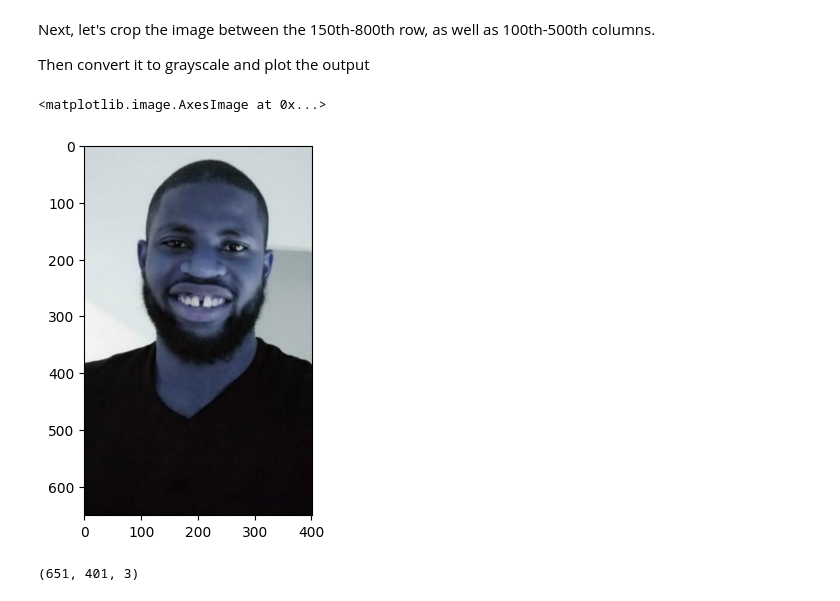
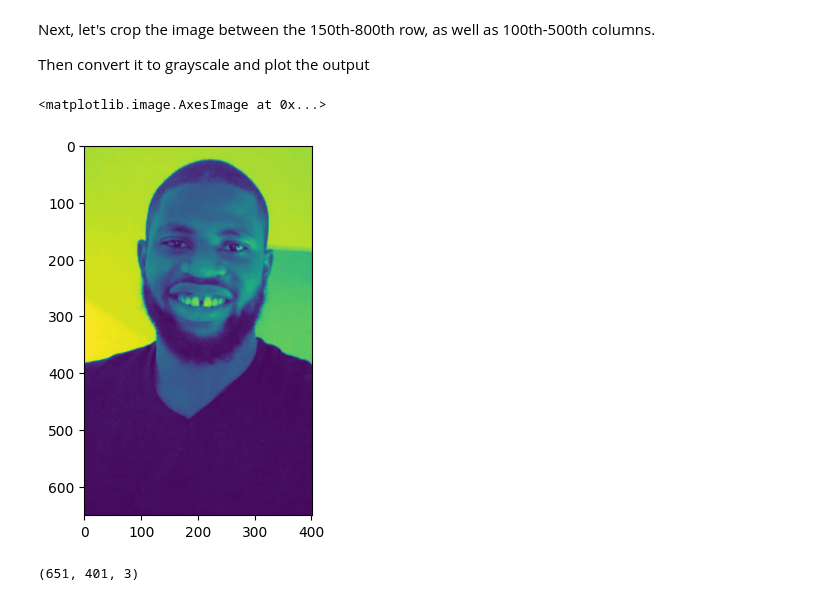
Before and after one commit to eniangnsa/Computer-Vision, a Jupyter notebook: Chapter-3/inspecting_grayscale_images.ipynb, the cells around one changed output. Saved outputs shown, nothing was run; the diff lists cells and outputs as text; code cells hidden in the pictures.

Commit message:
color image

```diff
--- a/Chapter-3/inspecting_grayscale_images.ipynb
+++ b/Chapter-3/inspecting_grayscale_images.ipynb
@@ -22,15 +22,15 @@ Then convert it to grayscale and plot the output
 # %%
 # crop the image
 img = img[150:801, 100:501]
 
 # convert the image to grayscale
 img_gray = cv2.cvtColor(img, cv2.COLOR_BGR2GRAY)
 
 # show image
-plt.imshow(img)
+plt.imshow(img_gray)
 # %% [output]
 <matplotlib.image.AxesImage at 0x...>
-[figure, old version]
+[figure, new version]
 # %%
 img.shape
 # %% [output]
```
Also changed, not shown: parts of 1 cell of this notebook, 2 other files.
